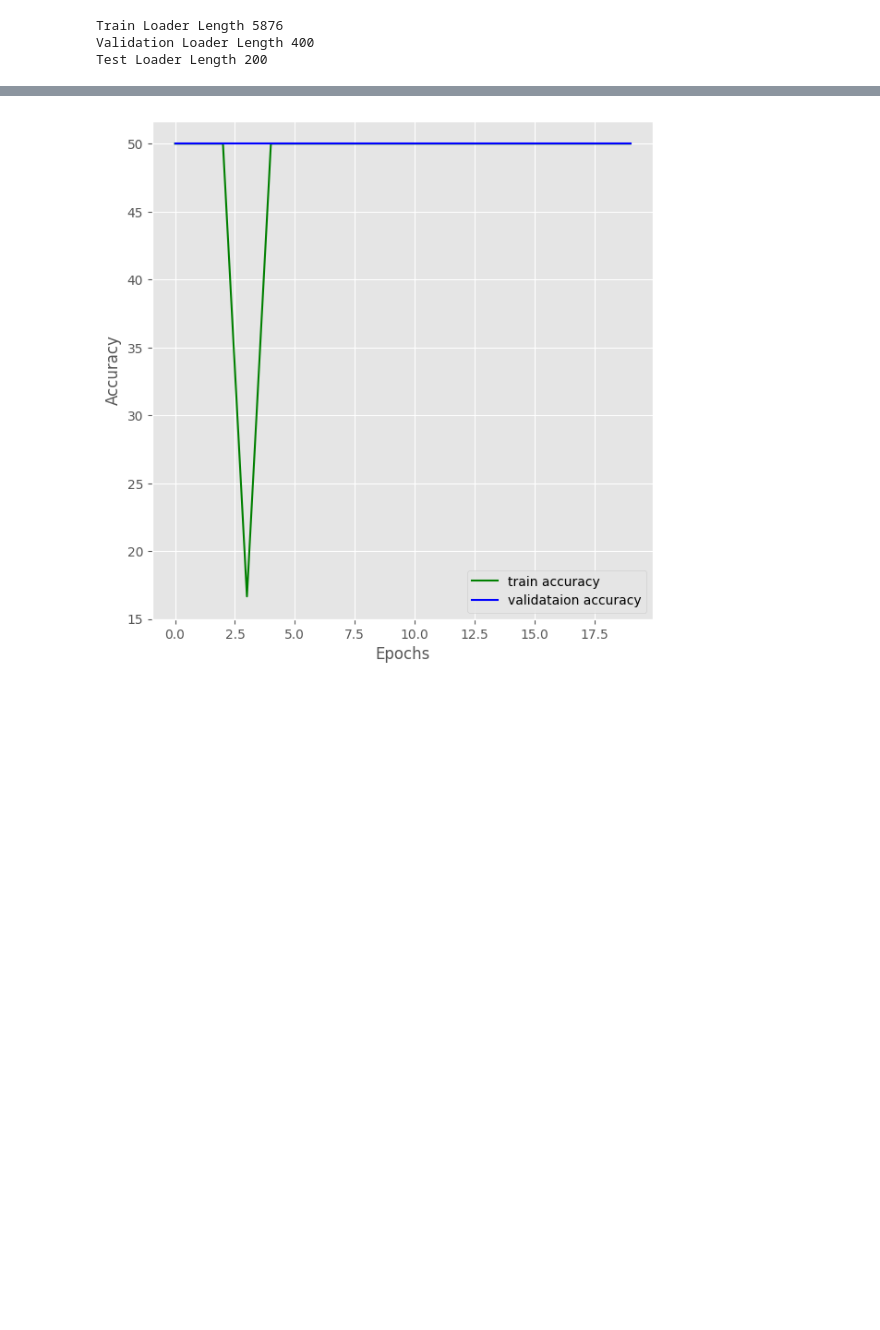
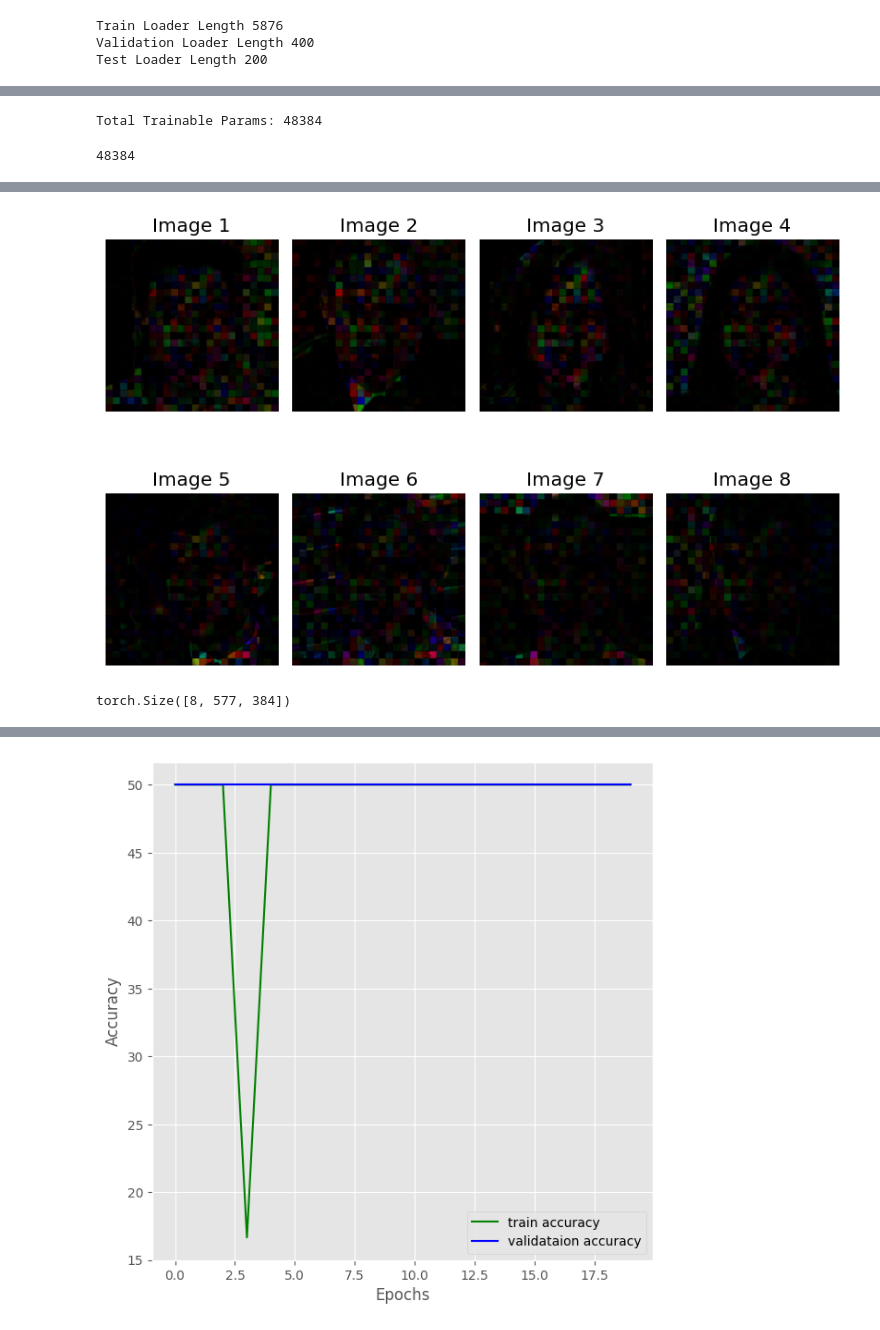
Before and after one commit to MayankJatav/ViXNet, a Jupyter notebook: ViXNet_Pytorch.ipynb, the cells around one changed output, grey strips where cells are left out. Drawn from its saved outputs; the diff is of its cells as text; code cells hidden in the pictures; blank space fills up the shorter version.

```diff
--- a/ViXNet_Pytorch.ipynb
+++ b/ViXNet_Pytorch.ipynb
@@ -147,0 +254,2 @@ class PatchModule(nn.Module):
+# %%
+pm = PatchModule().to(device)
@@ -147,0 +266,55 @@ class PatchModule(nn.Module):
+# %%
+from prettytable import PrettyTable
+
+def count_parameters(model):
+    table = PrettyTable(["Modules", "Parameters"])
+    total_params = 0
+    for name, parameter in model.named_parameters():
+        if not parameter.requires_grad:
+            continue
+        params = parameter.numel()
+        table.add_row([name, params])
+        total_params += params
+    # print(table)
+    print(f"Total Trainable Params: {total_params}")
+    return total_params
+
+count_parameters(pm)
+# %% [output]
+Total Trainable Params: 48384
+48384
+# %%
+outp = pm(train_features)
+# %%
+import torch
+import matplotlib.pyplot as plt
+
+# Create a sample tensor with the given shape
+tensor = outp
+
+# Permute the tensor to bring batch and channel to the front
+tensor = tensor.permute(2, 3, 0, 4, 1, 5)  # [batch, channel, patch_dim1, height, patch_dim2, width]
+
+# Reshape to combine patches into full images
+batch_size, channels, patch_dim1, height, patch_dim2, width = tensor.shape
+combined_images = tensor.reshape(batch_size, channels, patch_dim1 * height, patch_dim2 * width)
+
+# Display the images
+def show_images(images, custom_width=2, custom_height=2):
+    batch_size, channels, height, width = images.shape
+    rows, cols = 2, 4  # Two rows, four columns
+    fig, axes = plt.subplots(rows, cols, figsize=(8, 6))  # Set custom figure size
+
+    for i in range(rows):
+        for j in range(cols):
+            img = images[i * cols + j].permute(1, 2, 0).detach().numpy()  # [C, H, W] to [H, W, C]
+            axes[i, j].imshow(img)
+            axes[i, j].set_title(f"Image {i * cols + j + 1}")
+            axes[i, j].axis('off')
+
+    plt.tight_layout()  # Adjust spacing between subplots
+    plt.show()
+
+# Show the combined images
+show_images(combined_images)
+# %% [output]
@@ -148,3 +329,4 @@ class PatchModule(nn.Module):
+[figure, added]
 # %%
 class VIT_Encoder(nn.Module):
   def __init__(self):
@@ -161,0 +359,4 @@ class VIT_Encoder(nn.Module):
+# %%
+output.shape
+# %% [output]
+torch.Size([8, 577, 384])
```
Also changed, not shown: parts of 30 cells of this notebook.
